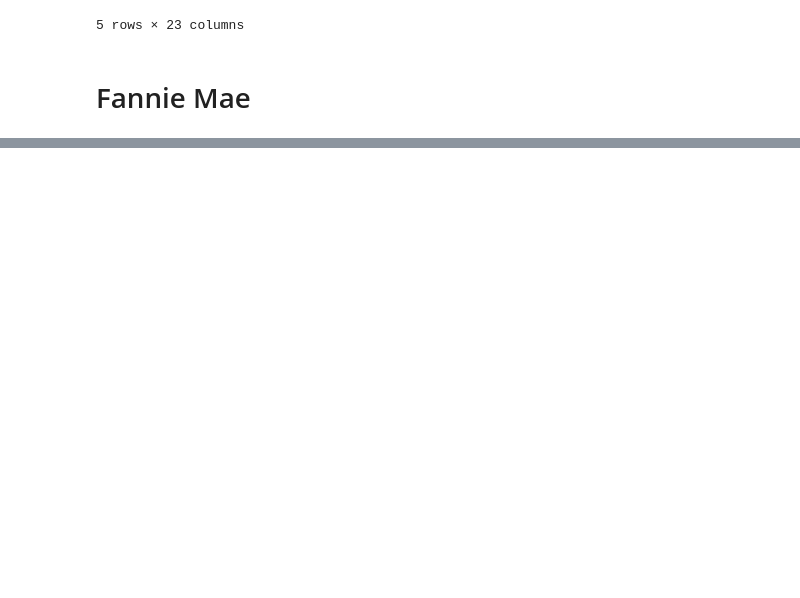
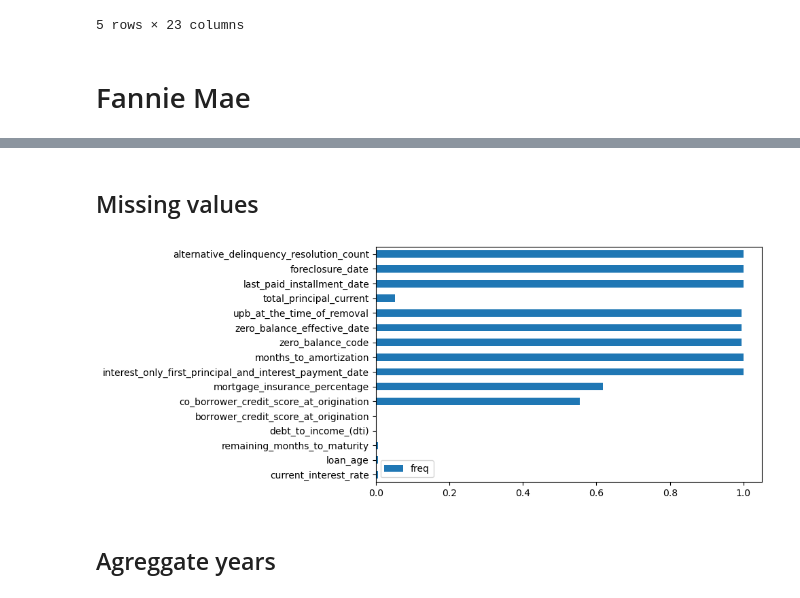
Before and after one commit to elohimfr/synthetic_time_series, a Jupyter notebook: select_dataset.ipynb, the cells around one changed output, grey strips where cells are left out. Saved outputs shown, nothing was run; the diff lists cells and outputs as text; code cells hidden in the pictures; blank space fills up the shorter version.

```diff
--- a/select_dataset.ipynb
+++ b/select_dataset.ipynb
@@ -451,0 +537,23 @@ glossary.head()
+# %% [markdown]
+## Missing values
+# %%
+fig, ax = plt.subplots(figsize=(10, 4))
+
+def missing(df):
+    missing_values = df.isna().sum()/len(df)
+    missing_values = pd.DataFrame(missing_values.loc[missing_values != 0],
+                                  columns=['freq'])#.reset_index(names='Field Name')#.sort_values(by='freq')
+    return missing_values
+
+def plot_missing(df_missing, ax=None):
+    df_missing.plot(kind='barh', ax=ax)
+
+df_missing = missing(df)
+plot_missing(df_missing, ax=ax)
+
+plt.tight_layout()
+plt.show()
+# %% [output]
+[figure, added]
+# %% [markdown]
+## Agreggate years
```
Also changed, not shown: parts of 123 cells of this notebook, 1 other file.
